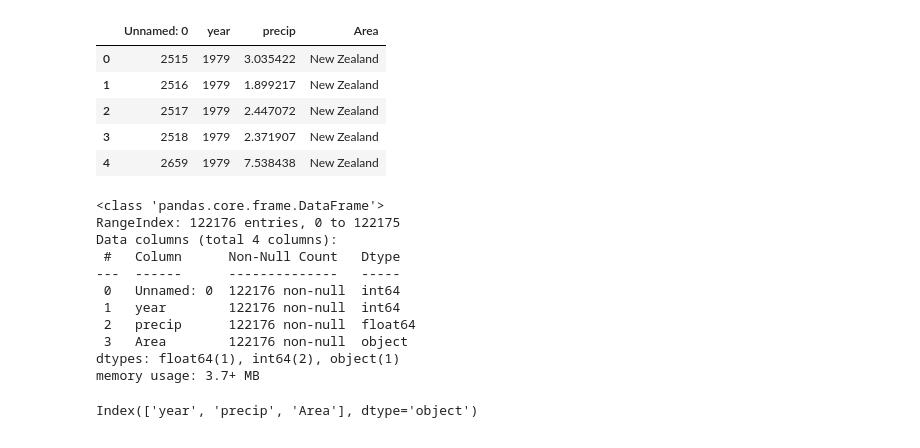
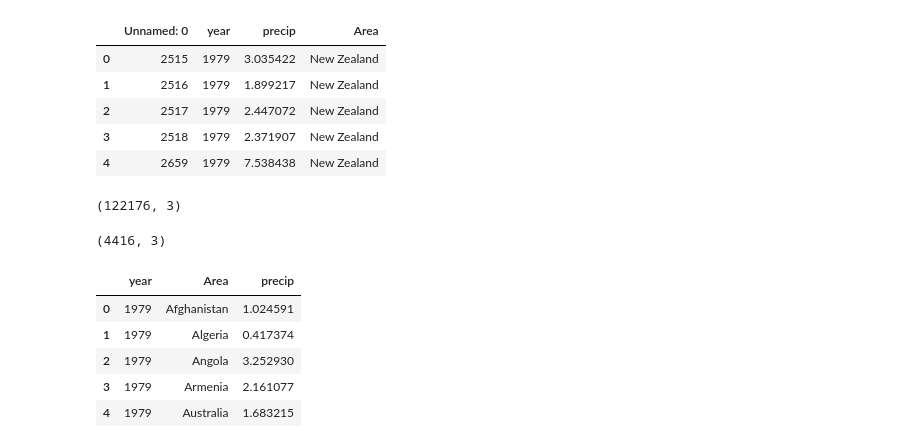
Before and after one commit to aymanezz/Climate_Impact_Agriculture_Yield, a Jupyter notebook: notebooks/loading_clean.ipynb, the cells around one changed output. Drawn from its saved outputs; the diff is of its cells as text; code cells hidden in the pictures.

```diff
--- a/notebooks/loading_clean.ipynb
+++ b/notebooks/loading_clean.ipynb
@@ -13,6 +23,8 @@ produc_df2 = pd.read_csv(path2, encoding='latin1')
 produc_df3 = pd.read_csv(path3, encoding='latin1')
 
 produc_df = pd.concat([produc_df1,produc_df2,produc_df3], ignore_index=True)
+# %%
+precip = pd.read_csv('/content/Climate_Impact_Agriculture_Yield/data/rainfall.csv')
 # %%
 produc_df.shape
 # %% [output]
@@ -938,7 +950,7 @@ df2.shape
 # %%
 df2.to_csv('tobeconverted.csv')
 # %%
-precip = pd.read_csv(r'D:\git\Climate_Impact_Agriculture_Yield\data\rainfall.csv')
+#precip = pd.read_csv(r'D:\git\Climate_Impact_Agriculture_Yield\data\rainfall.csv')
 # %%
 precip.head()
 # %% [output]
@@ -949,24 +961,22 @@ precip.head()
 | 3 | 2518 | 1979 | 2.371907 | New Zealand |
 | 4 | 2659 | 1979 | 7.538438 | New Zealand |
 # %%
-precip.info()
+precip.shape
 # %% [output]
-<class 'pandas.core.frame.DataFrame'>
-RangeIndex: 122176 entries, 0 to 122175
-Data columns (total 4 columns):
- #   Column      Non-Null Count   Dtype
----  ------      --------------   -----
- 0   Unnamed: 0  122176 non-null  int64
- 1   year        122176 non-null  int64
- 2   precip      122176 non-null  float64
- 3   Area        122176 non-null  object
-dtypes: float64(1), int64(2), object(1)
-memory usage: 3.7+ MB
+(122176, 3)
-# %%
-precip.drop(columns = ['Unnamed: 0'],inplace = True)
-# %%
-precip.columns
-# %% [output]
-Index(['year', 'precip', 'Area'], dtype='object')
+# %%
+precip = precip.groupby(['year', 'Area'])['precip'].mean().reset_index()
+precip.shape
+# %% [output]
+(4416, 3)
+# %%
+precip.head()
+# %% [output]
+|  | year | Area | precip |
+| 0 | 1979 | Afghanistan | 1.024591 |
+| 1 | 1979 | Algeria | 0.417374 |
+| 2 | 1979 | Angola | 3.252930 |
+| 3 | 1979 | Armenia | 2.161077 |
+| 4 | 1979 | Australia | 1.683215 |
 # %%
 precip.to_csv(r'D:\git\Climate_Impact_Agriculture_Yield\data\modified\clean_precip.csv',index = False)
```
Also changed, not shown: parts of 2 cells of this notebook.
